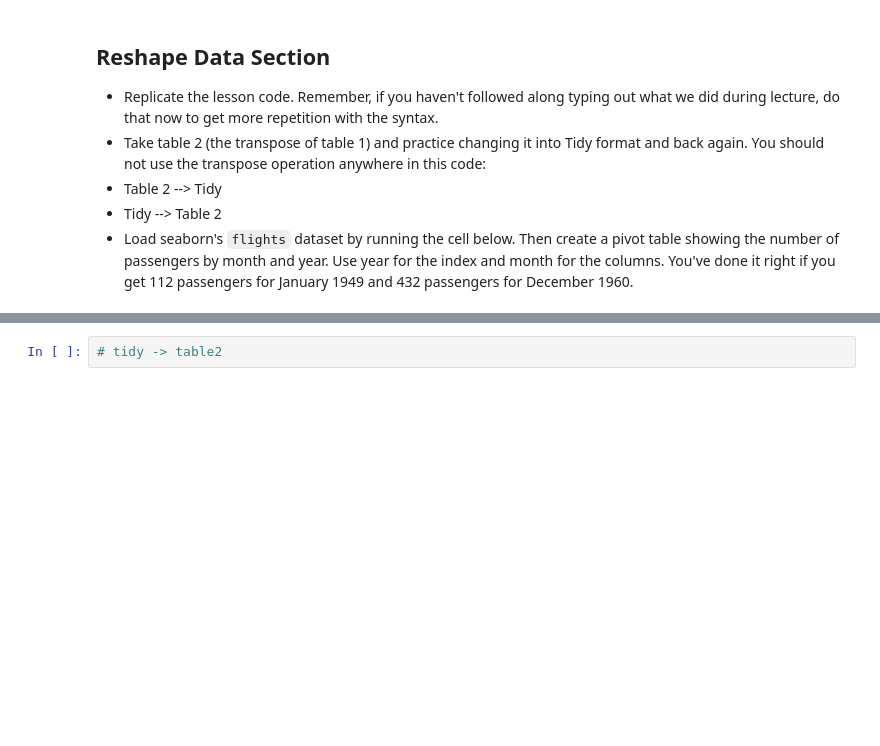
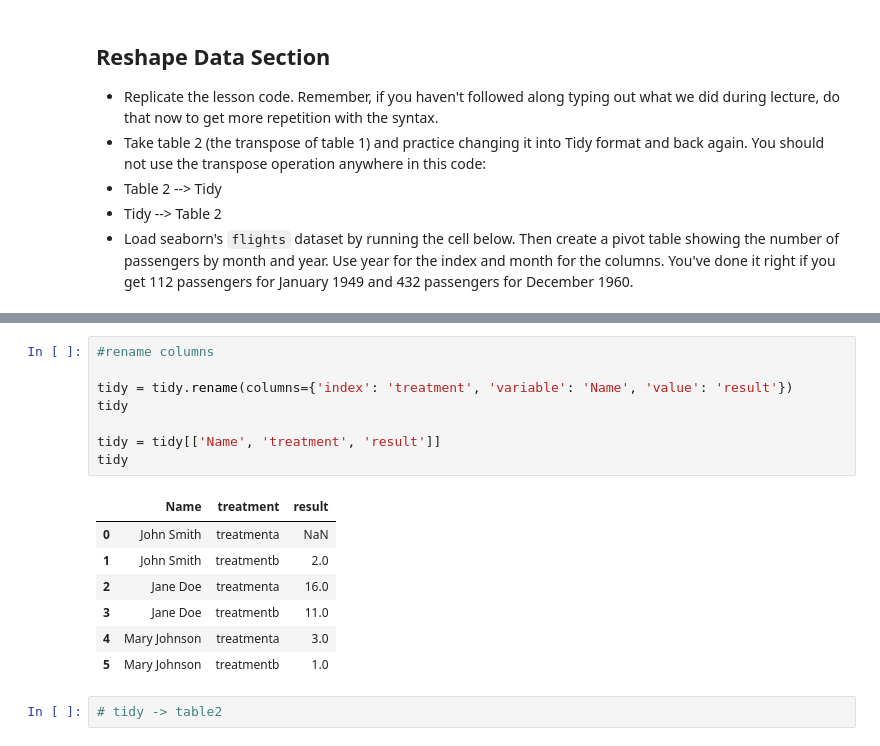
Before and after one commit to bloominstituteoftechnology/DS-Unit-1-Sprint-1-Data-Wrangling-and-Storytelling, a Jupyter notebook: module3-join-and-reshape-data/LS_DS_113_Join_and_Reshape_Data_Assignment.ipynb, the cells around one changed output, grey strips where cells are left out. Saved outputs shown, nothing was run; the diff lists cells and outputs as text; blank space fills up the shorter version.

```diff
--- a/module3-join-and-reshape-data/LS_DS_113_Join_and_Reshape_Data_Assignment.ipynb
+++ b/module3-join-and-reshape-data/LS_DS_113_Join_and_Reshape_Data_Assignment.ipynb
@@ -269,3 +291,19 @@ table2
+# %%
+#rename columns
+
+tidy = tidy.rename(columns={'index': 'treatment', 'variable': 'Name', 'value': 'result'})
+tidy
+
+tidy = tidy[['Name', 'treatment', 'result']]
+tidy
+# %% [output]
+|  | Name | treatment | result |
+| 0 | John Smith | treatmenta | NaN |
+| 1 | John Smith | treatmentb | 2.0 |
+| 2 | Jane Doe | treatmenta | 16.0 |
+| 3 | Jane Doe | treatmentb | 11.0 |
+| 4 | Mary Johnson | treatmenta | 3.0 |
+| 5 | Mary Johnson | treatmentb | 1.0 |
 # %%
 # tidy -> table2
 # %%
```
Also changed, not shown: parts of 3 cells of this notebook.
